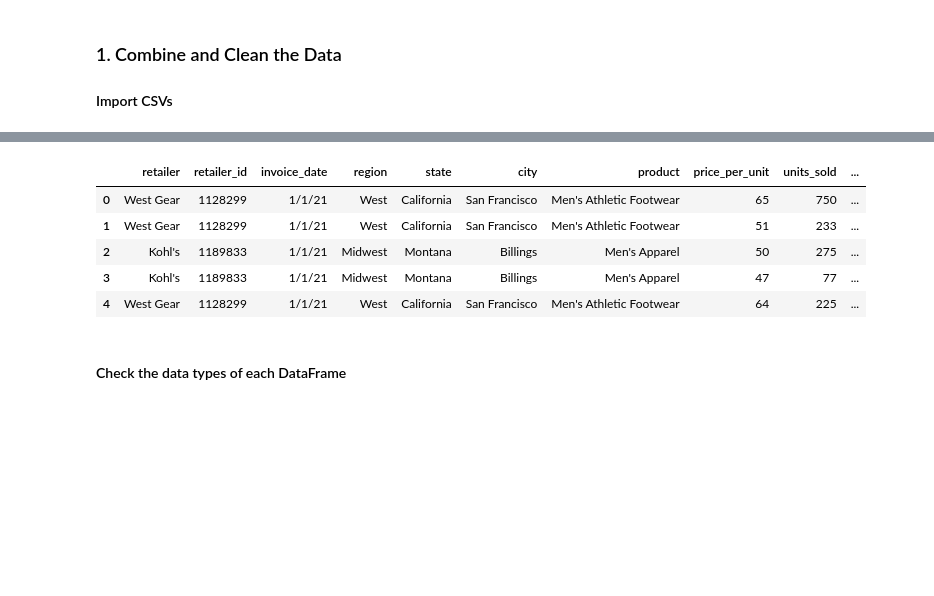
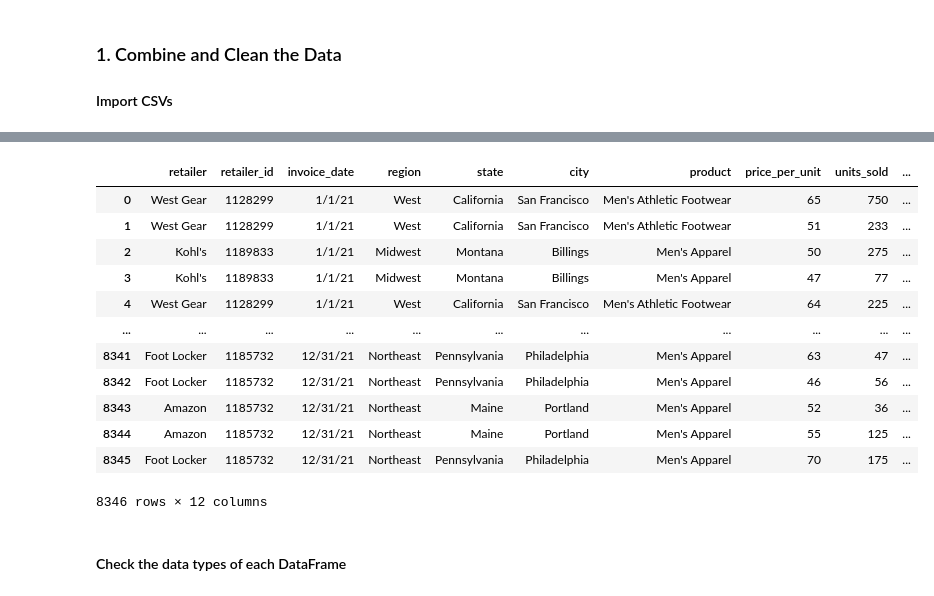
Before and after one commit to bmckimmy/athletic_sales_analysis, a Jupyter notebook: M5_Starter_Code/athletic_sales_analysis_starter_code.ipynb, the cells around one changed output, grey strips where cells are left out. Cells and saved outputs as stored; diff of their text form; code cells hidden in the pictures; blank space fills up the shorter version.

```diff
--- a/M5_Starter_Code/athletic_sales_analysis_starter_code.ipynb
+++ b/M5_Starter_Code/athletic_sales_analysis_starter_code.ipynb
@@ -21,13 +28,20 @@ athletic_sales_2020_data.head()
 # %%
 # Display the 2021 sales DataFrame
-athletic_sales_2021_data.head()
+athletic_sales_2021_data
 # %% [output]
 |  | retailer | retailer_id | invoice_date | region | state | city | product | price_per_unit | units_sold | ... |
 | 0 | West Gear | 1128299 | 1/1/21 | West | California | San Francisco | Men's Athletic Footwear | 65 | 750 | ... |
 | 1 | West Gear | 1128299 | 1/1/21 | West | California | San Francisco | Men's Athletic Footwear | 51 | 233 | ... |
 | 2 | Kohl's | 1189833 | 1/1/21 | Midwest | Montana | Billings | Men's Apparel | 50 | 275 | ... |
 | 3 | Kohl's | 1189833 | 1/1/21 | Midwest | Montana | Billings | Men's Apparel | 47 | 77 | ... |
 | 4 | West Gear | 1128299 | 1/1/21 | West | California | San Francisco | Men's Athletic Footwear | 64 | 225 | ... |
+| ... | ... | ... | ... | ... | ... | ... | ... | ... | ... | ... |
+| 8341 | Foot Locker | 1185732 | 12/31/21 | Northeast | Pennsylvania | Philadelphia | Men's Apparel | 63 | 47 | ... |
+| 8342 | Foot Locker | 1185732 | 12/31/21 | Northeast | Pennsylvania | Philadelphia | Men's Apparel | 46 | 56 | ... |
+| 8343 | Amazon | 1185732 | 12/31/21 | Northeast | Maine | Portland | Men's Apparel | 52 | 36 | ... |
+| 8344 | Amazon | 1185732 | 12/31/21 | Northeast | Maine | Portland | Men's Apparel | 55 | 125 | ... |
+| 8345 | Foot Locker | 1185732 | 12/31/21 | Northeast | Pennsylvania | Philadelphia | Men's Apparel | 70 | 175 | ... |
+8346 rows × 12 columns
 # %% [markdown]
 #### Check the data types of each DataFrame
 # %%
```
Also changed, not shown: parts of 16 cells of this notebook.
